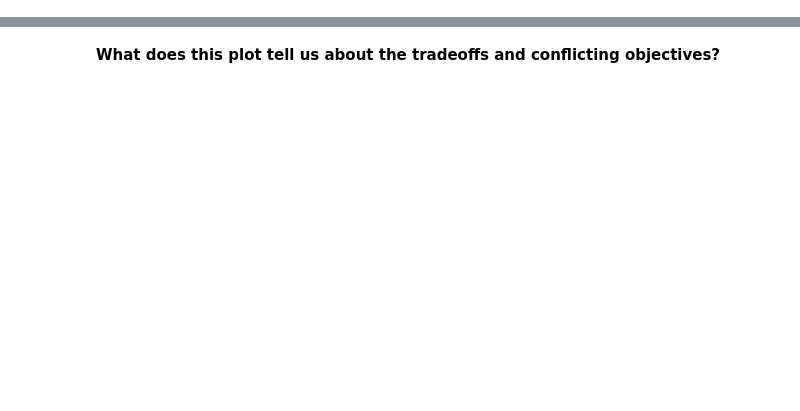
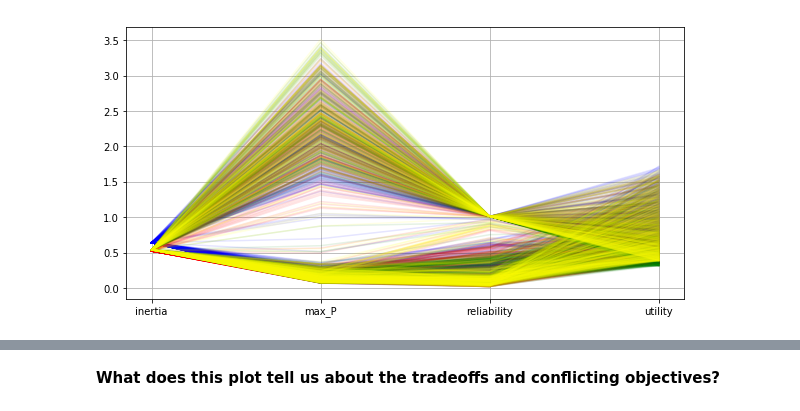
Before and after one commit to yuvenious/epa1361_titan, a Jupyter notebook: week_6-7/lakemodel_DPS_MORO.ipynb, the cells around one changed output, grey strips where cells are left out. Saved outputs shown, nothing was run; the diff lists cells and outputs as text; code cells hidden in the pictures; blank space fills up the shorter version.

```diff
--- a/week_6-7/lakemodel_DPS_MORO.ipynb
+++ b/week_6-7/lakemodel_DPS_MORO.ipynb
@@ -96,0 +155,15 @@ We can visualize these tradeoffs on **parallel axis plots**. In these plots, eac
+# %%
+df = robustness(results, mean=False)
+outcomes = df.columns
+colors = ["blue", "red", "green", "yellow"]
+
+fig, ax = plt.subplots(figsize = (10,5))
+for i in df.index.unique():
+    df_policy = df.loc[i]
+    for row in df_policy.reset_index().index:
+        df_policy.iloc[row].plot(ax = ax, color = colors[i], alpha = 0.1)
+ax.set_xticks([0,1,2,3])
+ax.set_xticklabels(df.columns)
+ax.grid()
+# %% [output]
+[figure, added]
```
Also changed, not shown: parts of 23 cells of this notebook, 2 other files.
